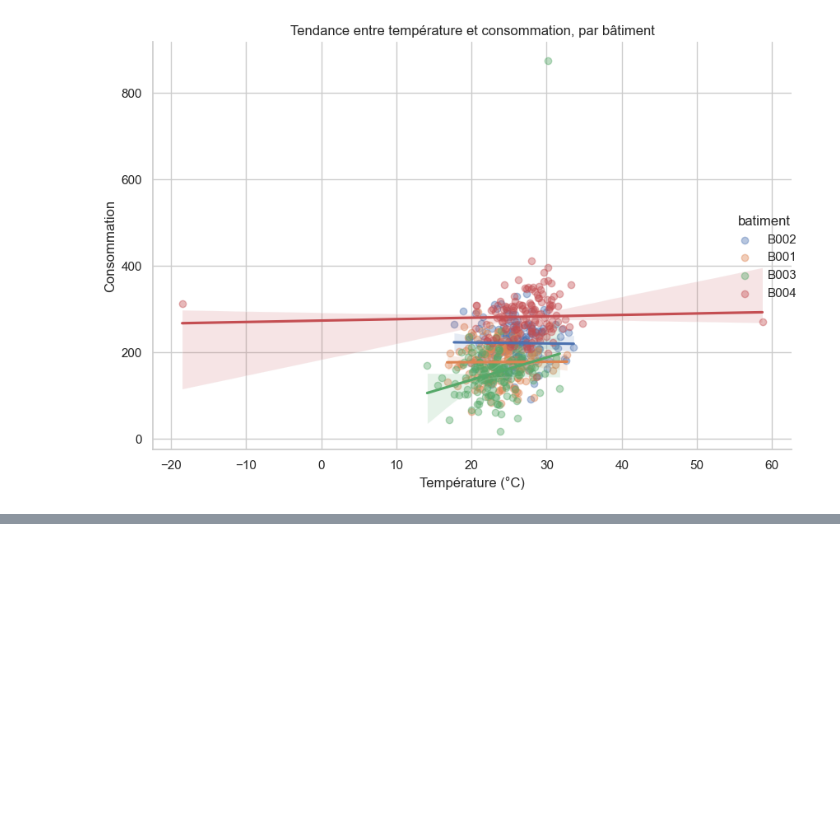
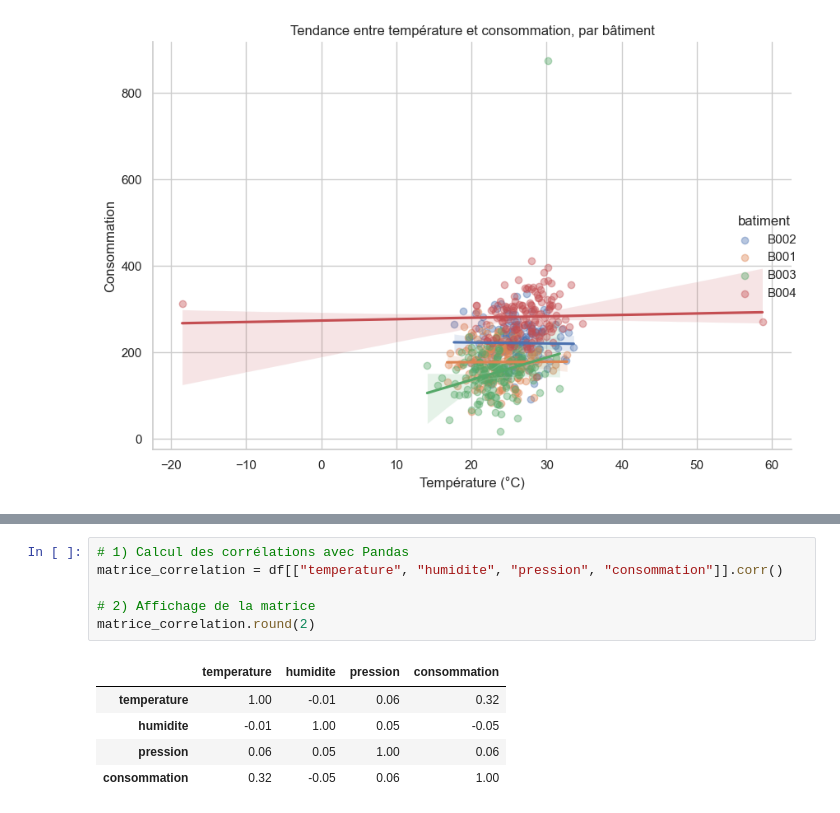
Before and after one commit to harounambaye/Seaborn_Iot_Analysis, a Jupyter notebook: notebooks/Seaborn_Iot_Analysis.ipynb, the cells around one changed output, grey strips where cells are left out. Drawn from its saved outputs; the diff is of its cells as text; blank space fills up the shorter version.

```diff
--- a/notebooks/Seaborn_Iot_Analysis.ipynb
+++ b/notebooks/Seaborn_Iot_Analysis.ipynb
@@ -330,0 +335,12 @@ plt.show()
+# %%
+# 1) Calcul des corrélations avec Pandas
+matrice_correlation = df[["temperature", "humidite", "pression", "consommation"]].corr()
+
+# 2) Affichage de la matrice
+matrice_correlation.round(2)
+# %% [output]
+|  | temperature | humidite | pression | consommation |
+| temperature | 1.00 | -0.01 | 0.06 | 0.32 |
+| humidite | -0.01 | 1.00 | 0.05 | -0.05 |
+| pression | 0.06 | 0.05 | 1.00 | 0.06 |
+| consommation | 0.32 | -0.05 | 0.06 | 1.00 |
```
Also changed, not shown: parts of 3 cells of this notebook.
